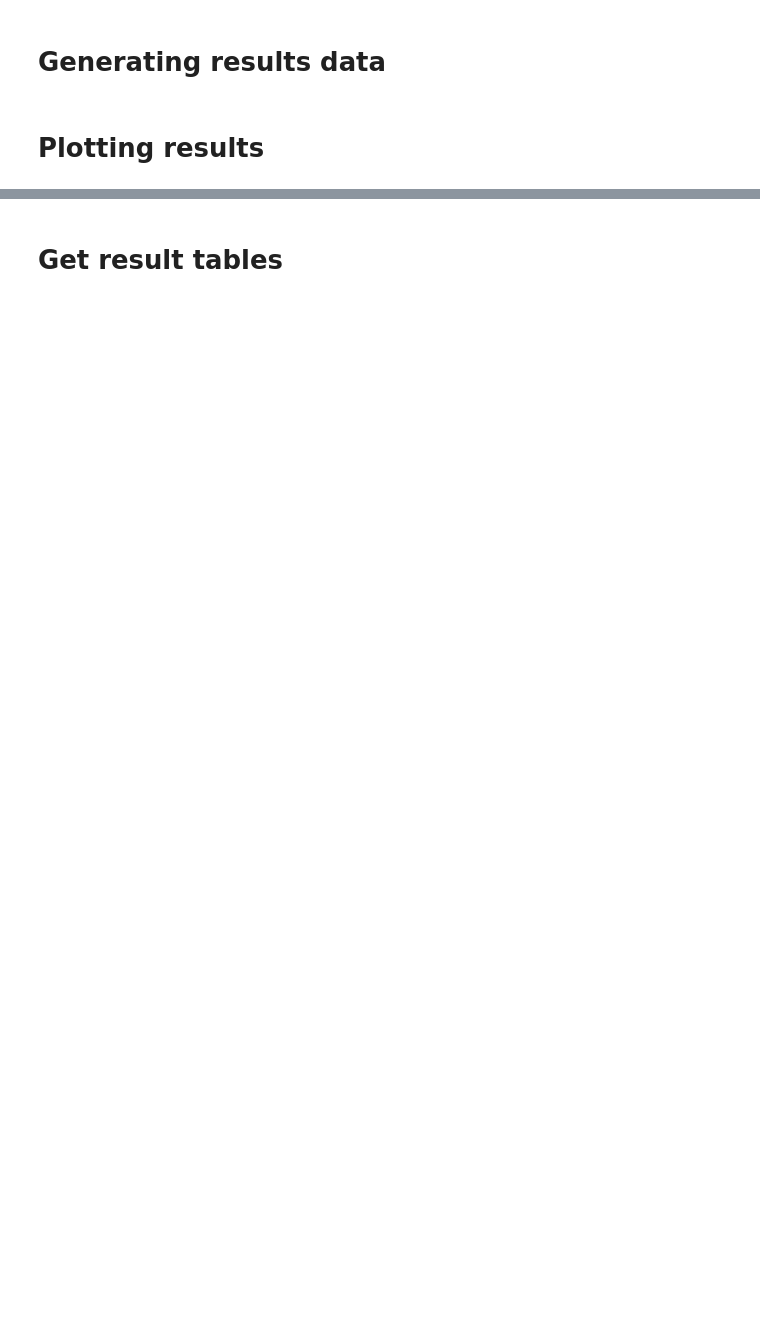
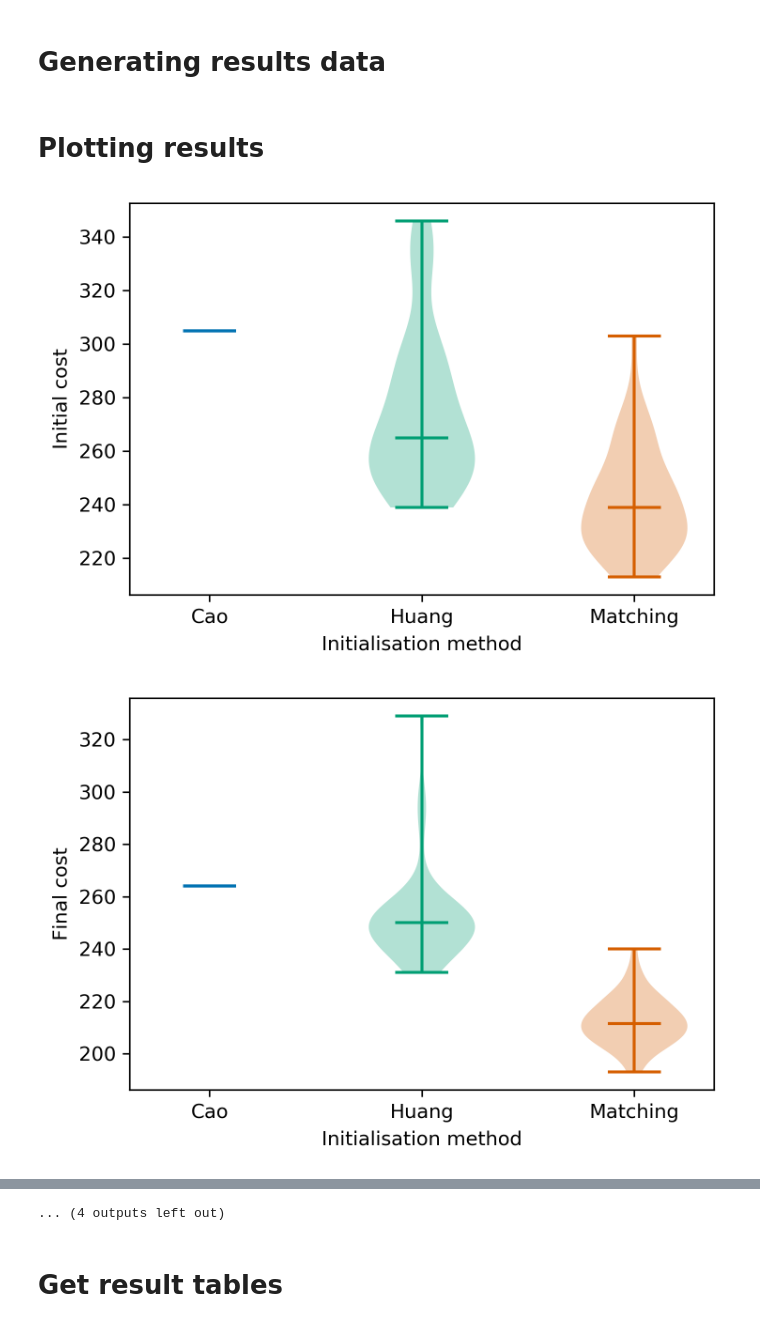
Before and after one commit to daffidwilde/kmodes-init-paper, a Jupyter notebook: nbs/generate_results.ipynb, the cells around one changed output, grey strips where cells are left out. Saved outputs shown, nothing was run; the diff lists cells and outputs as text; code cells hidden in the pictures; blank space fills up the shorter version.

```diff
--- a/nbs/generate_results.ipynb
+++ b/nbs/generate_results.ipynb
@@ -52,10 +52,10 @@ def find_clustering(data, n_clusters, initialisation, seed):
     return km.epoch_costs_[0], km.cost_, silhouette, km.n_iter_, end - start
 
 
-def run_experiment(dataset, initialisation, repetitions):
+def run_experiment(dataset, initialisation, repetitions, n_clusters=None):
 
     data = dataset.drop("class", axis=1)
-    n_clusters = dataset["class"].nunique()
+    n_clusters = dataset["class"].nunique() if n_clusters is None else n_clusters
 
     results = []
     for seed in range(repetitions):
@@ -84,8 +84,8 @@ def main(name, repetitions=50, root="../data/", write=False):
     dataset = data.dropna().drop_duplicates()
 
     dfs = [
-        run_experiment(dataset, initialisation, repetitions)
-        for initialisation in ("cao", "huang", "matching")
+        run_experiment(dataset, initialisation, repetitions, n_clusters)
+        for initialisation, n_clusters in zip(("cao", "huang", "matching"), (5, 7, 11, 6))
     ]
 
     df = pd.concat(dfs, axis=0, ignore_index=True)
@@ -103,7 +103,7 @@ def violin_plots(name, column, root="../data/", destination=None):
 
     results = pd.read_csv(f"../data/{name}_results.csv")
 
-    fig, ax = plt.subplots(figsize=(10, 5), dpi=300)
+    fig, ax = plt.subplots(figsize=(5, 3.5), dpi=300)
 
     for pos, (group, values) in enumerate(results.groupby("initialisation")):
         ax.violinplot(values[column], [pos], showmedians=True)
@@ -113,13 +113,17 @@ def violin_plots(name, column, root="../data/", destination=None):
     ax.set_xticklabels(("Cao", "Huang", "Matching"))
     ax.set_xlabel("Initialisation method")
     ax.set_ylabel(separated_column.capitalize())
-    ax.set_title(
-        f"{' '.join(name.split('_')).capitalize()} dataset {separated_column} by initialisation method"
-    )
+#     ax.set_title(
+#         f"{' '.join(name.split('_')).capitalize()} dataset {separated_column} by initialisation method"
+#     )
 
     if destination is not None:
+        plt.tight_layout()
         plt.savefig(destination + f"{name}_{column}_violinplot.pdf", transparent=True)
 # %%
-# for name in ("zoo", "breast_cancer", "soybean", "mushroom"):
-#     for column in ("initial_cost", "final_cost", "silhouette", "time"):
-#         violin_plots(name, column, destination="../img/")
+for name in ("zoo", "breast_cancer", "soybean", "mushroom"):
+    for column in ("initial_cost", "final_cost", "silhouette", "time"):
+        violin_plots(name, column, destination="../img/")
+# %% [output]
+[figure, added]
+[figure, added]
@@ -126,3 +140,4 @@ def violin_plots(name, column, root="../data/", destination=None):
+... (4 outputs left out)
 # %% [markdown]
 # Get result tables
 # %%
```
Also changed, not shown: parts of 2 cells of this notebook, 25 other files.
